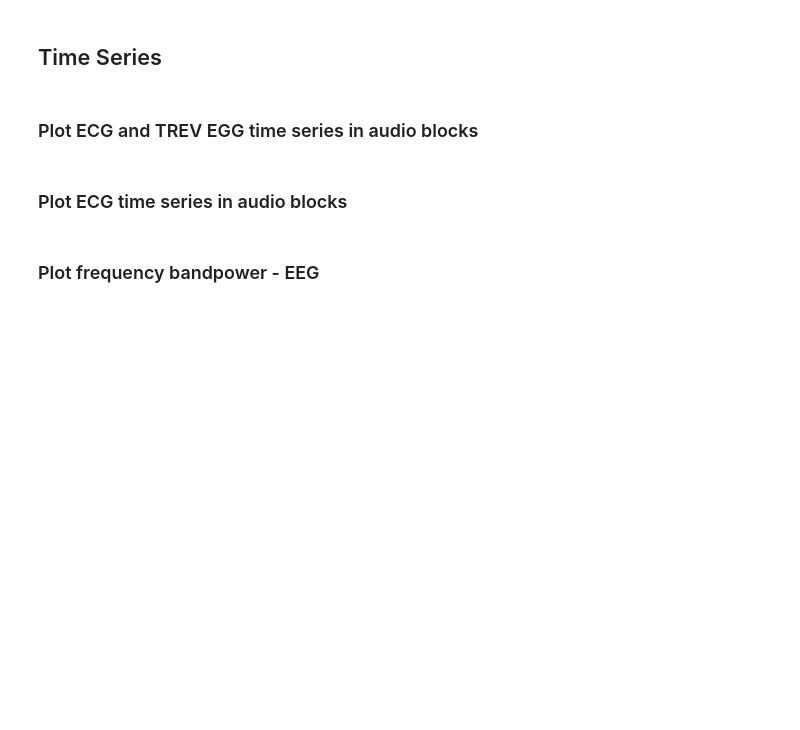
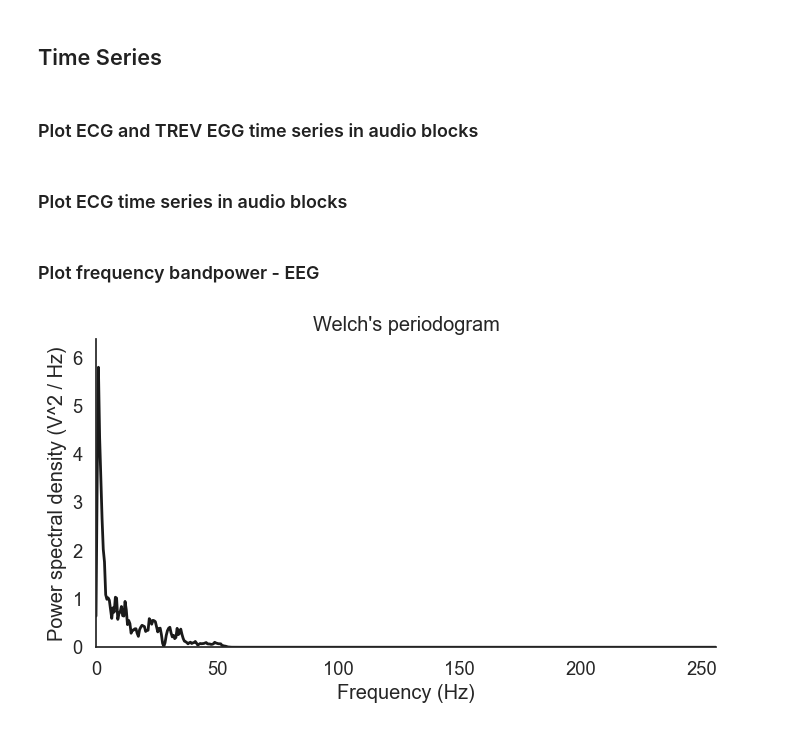
Before and after one commit to ti55987/MM_UCSF, a Jupyter notebook: analysis/signal_visualization.ipynb, the cells around one changed output. Cells and saved outputs as stored; diff of their text form; code cells hidden in the pictures; blank space fills up the shorter version.

```diff
--- a/analysis/signal_visualization.ipynb
+++ b/analysis/signal_visualization.ipynb
@@ -52,7 +54,7 @@ MARKER
 # %%
 subj_to_data = {}
 data_dir = '../CleandDataV2/'
-for subj in SUBJECTS_LIST:
+for subj in [2021]:
     dir_name = data_dir + str(subj)
     all_data = load_data_from_dir(dir_name)
     subj_to_data[subj] = all_data
@@ -354,22 +358,24 @@ for subj, subject_data in subj_to_data.items():
 # %%
 """
 Reference: https://raphaelvallat.com/bandpower.html
 """
-
-
 # Define window length (4 seconds)
-win = 4 * sf
-freqs, psd = signal.welch(data, sf, nperseg=win)
+data = all_data['audio_hvha'].get_all_data()[MARKER.value]
+sf = 512
+win = 2 * sf
+freqs, psd = signal.welch(data[0, :, 0], sf, nperseg=win)
 
 # Plot the power spectrum
 sns.set(font_scale=1.2, style="white")
 plt.figure(figsize=(8, 4))
 plt.plot(freqs, psd, color="k", lw=2)
 plt.xlabel("Frequency (Hz)")
 plt.ylabel("Power spectral density (V^2 / Hz)")
 plt.ylim([0, psd.max() * 1.1])
 plt.title("Welch's periodogram")
 plt.xlim([0, freqs.max()])
 sns.despine()
+# %% [output]
+[figure, added]
 # %%
 # Define lower and upper limits
```
Also changed, not shown: parts of 4 cells of this notebook, 1 other file.
